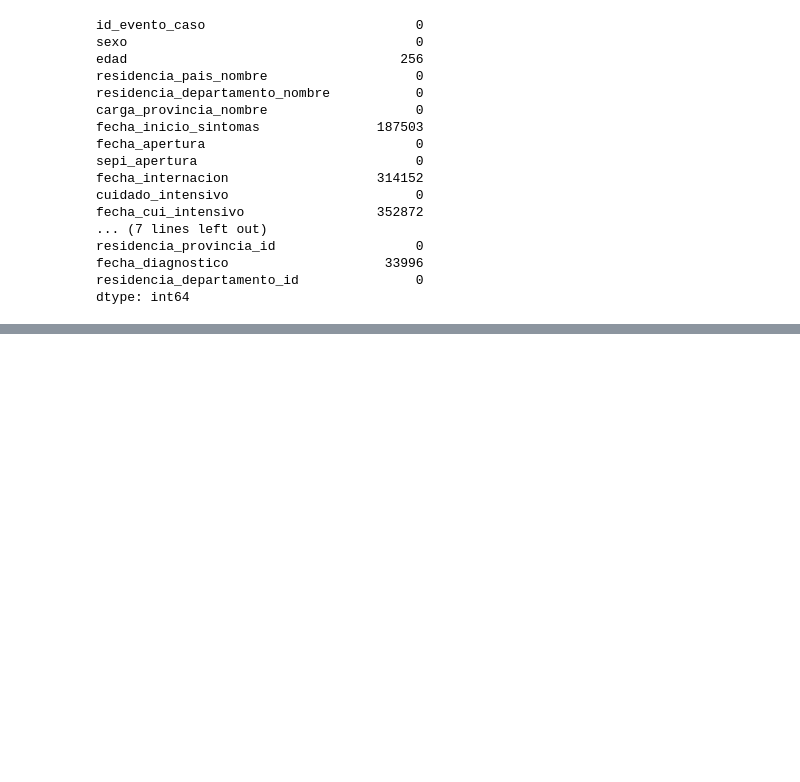
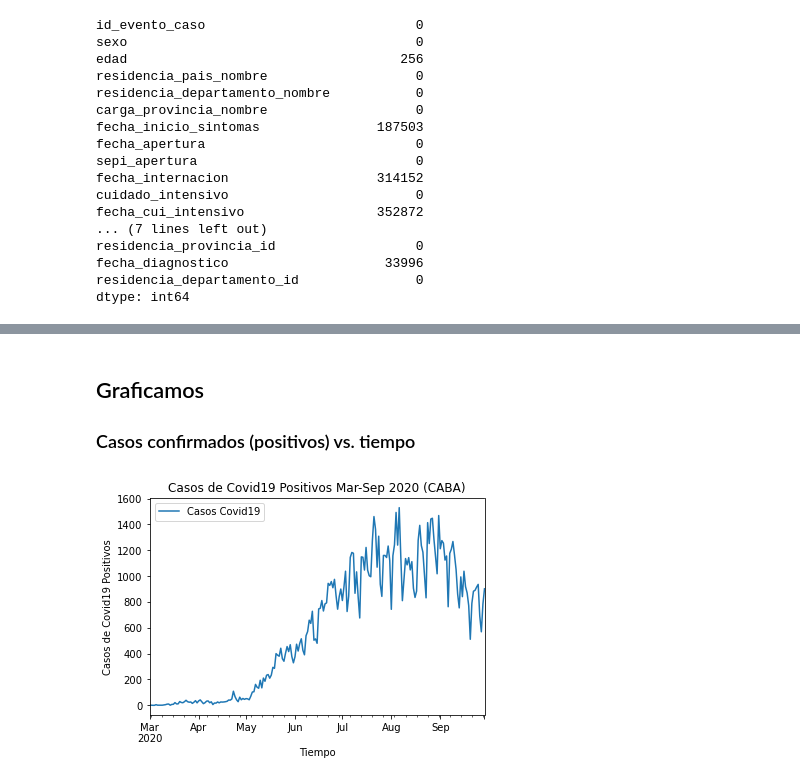
Before and after one commit to tomiambro/clusterai2020_grupo1, a Jupyter notebook: EDA_Proyecto_Final.ipynb, the cells around one changed output, grey strips where cells are left out. Saved outputs shown, nothing was run; the diff lists cells and outputs as text; code cells hidden in the pictures; blank space fills up the shorter version.

Commit message:
se crearon df con casos confirmados diarios y grafico de casos confirmados vs tiempo

```diff
--- a/EDA_Proyecto_Final.ipynb
+++ b/EDA_Proyecto_Final.ipynb
@@ -102,0 +123,7 @@ dtype: int64
+# %%
+ones = pd.DataFrame(np.ones(df_confirmados.fecha_apertura.count(), dtype=int)) #creo un array con "1"
+df_fecha_apertura = pd.DataFrame(df_confirmados.fecha_apertura)
+df_fecha_apertura = df_fecha_apertura.reset_index(drop=True)
+df_fecha_apertura= pd.DataFrame(df_fecha_apertura.combine_first(ones))
+df_fecha_apertura.columns =['fecha_apertura', 'conteo']
+df_fecha_apertura
@@ -102,0 +144,5 @@ dtype: int64
+# %%
+#cuento casos diarios
+df_confirmados_xdias = pd.Series(df_fecha_apertura['conteo'].groupby(df_fecha_apertura['fecha_apertura'].dt.to_period('D')).sum())
+df_confirmados_xdias.index = df_confirmados_xdias.index.to_timestamp() #el .to_timestamp lo pide despues el .reindex
+type(df_confirmados_xdias.index)
@@ -102,0 +151,4 @@ dtype: int64
+# %%
+#creo un vector con fechas completas desde 01-03-20 hasta 29-09-20
+df_fechas = pd.date_range('03-01-2020', '09-29-2020')
+df_fechas
@@ -102,0 +157,8 @@ dtype: int64
+# %%
+#relleno las fechas faltantes del dataset con 0 casos confirmados
+
+df_confirmados_xdias.index = pd.DatetimeIndex(df_confirmados_xdias.index)
+
+df_confirmados_xdias = df_confirmados_xdias.reindex(df_fechas, fill_value=0)
+df_confirmados_xdias.columns = ['fecha_apertura','casos_positivos']
+df_confirmados_xdias
@@ -102,0 +178,13 @@ dtype: int64
+# %% [markdown]
+## Graficamos
+### Casos confirmados (positivos) vs. tiempo
+# %%
+df_confirmados_xdias.plot(x='fecha_apertura', y='casos_positivos', label="Casos Covid19")
+
+plt.xlabel('Tiempo')
+plt.ylabel('Casos de Covid19 Positivos')
+plt.title('Casos de Covid19 Positivos Mar-Sep 2020 (CABA)')
+plt.legend()
+plt.show()
+# %% [output]
+[figure, added]
```
Also changed, not shown: parts of 9 cells of this notebook.
